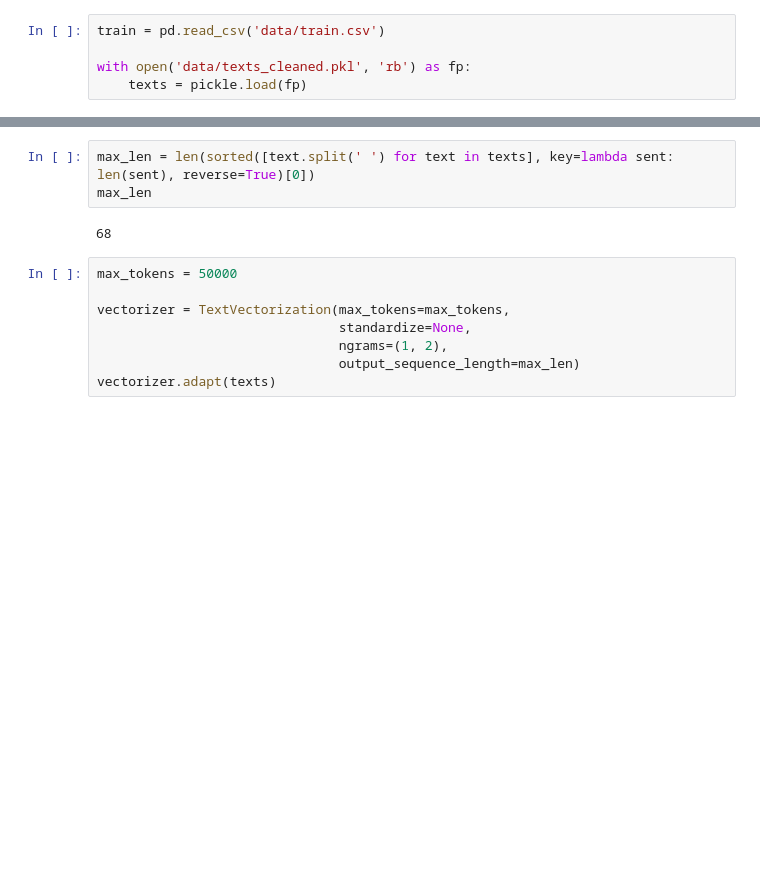
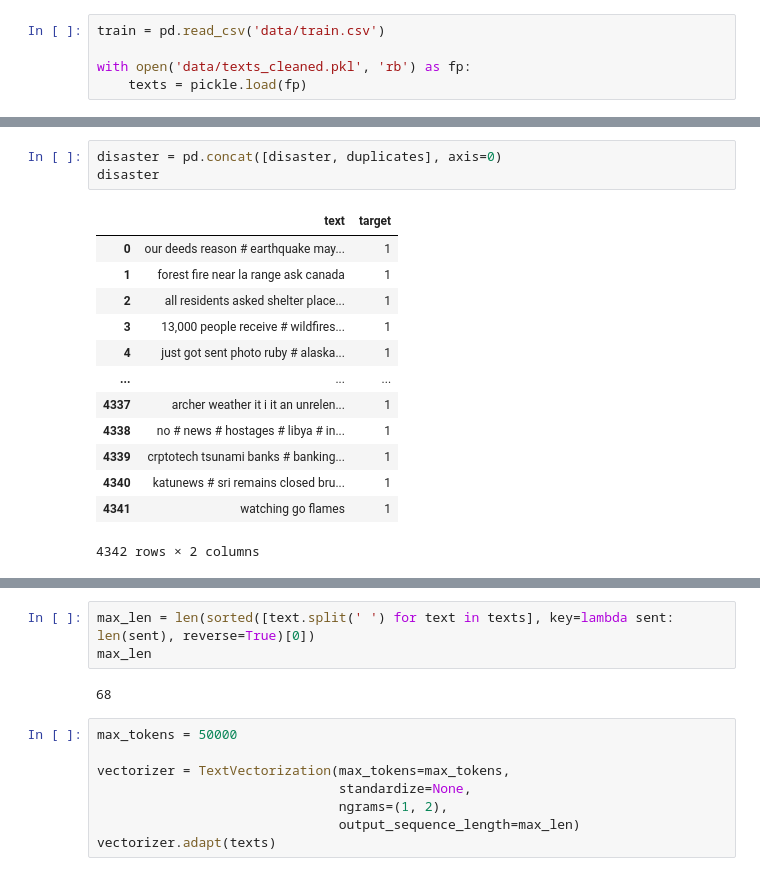
Before and after one commit to daniyar-kbv/DisasterTweets, a Jupyter notebook: dan/pre_processing.ipynb, the cells around one changed output, grey strips where cells are left out. Drawn from its saved outputs; the diff is of its cells as text; blank space fills up the shorter version.

```diff
--- a/dan/pre_processing.ipynb
+++ b/dan/pre_processing.ipynb
@@ -10,0 +60,17 @@ with open('data/texts_cleaned.pkl', 'rb') as fp:
+# %%
+disaster = pd.concat([disaster, duplicates], axis=0)
+disaster
+# %% [output]
+|  | text | target |
+| 0 | our deeds reason # earthquake may... | 1 |
+| 1 | forest fire near la range ask canada | 1 |
+| 2 | all residents asked shelter place... | 1 |
+| 3 | 13,000 people receive # wildfires... | 1 |
+| 4 | just got sent photo ruby # alaska... | 1 |
+| ... | ... | ... |
+| 4337 | archer weather it i it an unrelen... | 1 |
+| 4338 | no # news # hostages # libya # in... | 1 |
+| 4339 | crptotech tsunami banks # banking... | 1 |
+| 4340 | katunews # sri remains closed bru... | 1 |
+| 4341 | watching go flames | 1 |
+4342 rows × 2 columns
```
Also changed, not shown: parts of 11 cells of this notebook, 2 other files.
